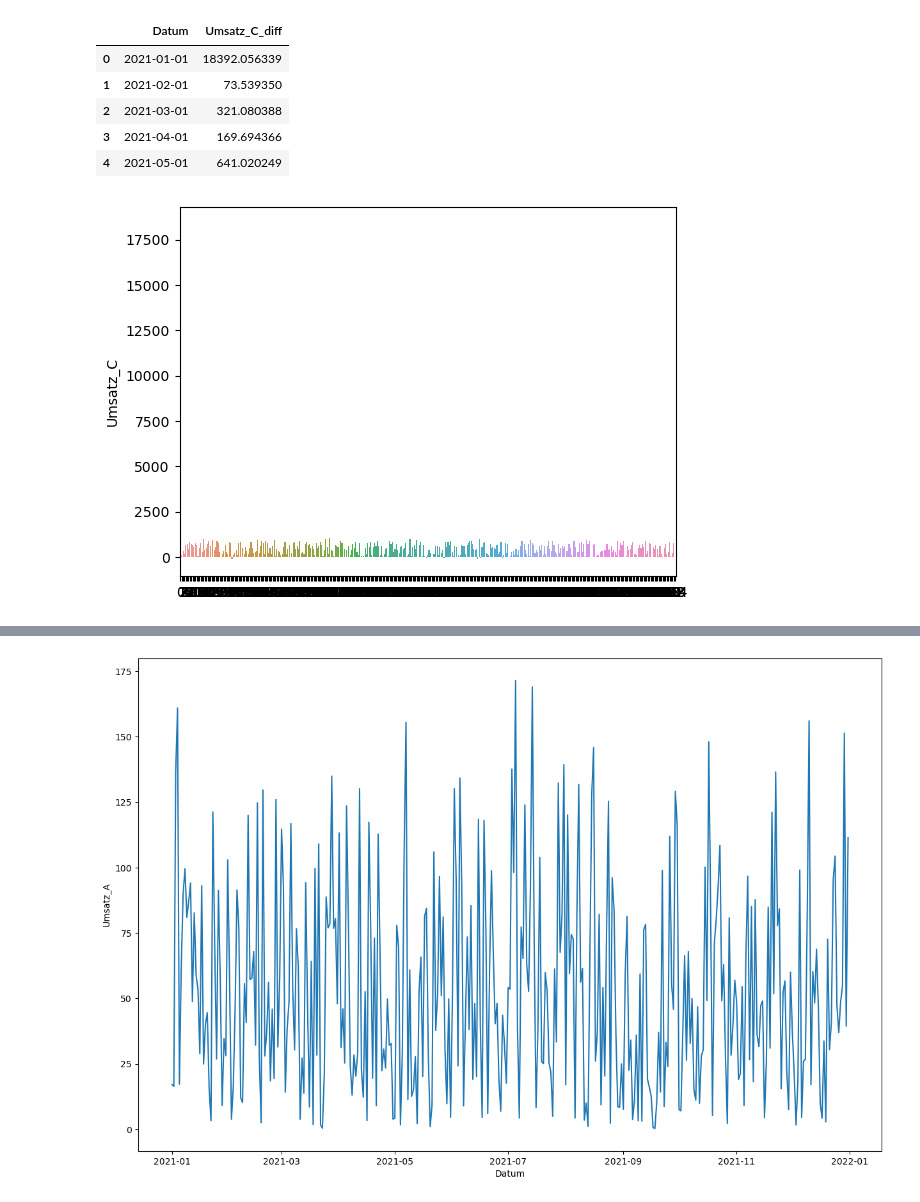
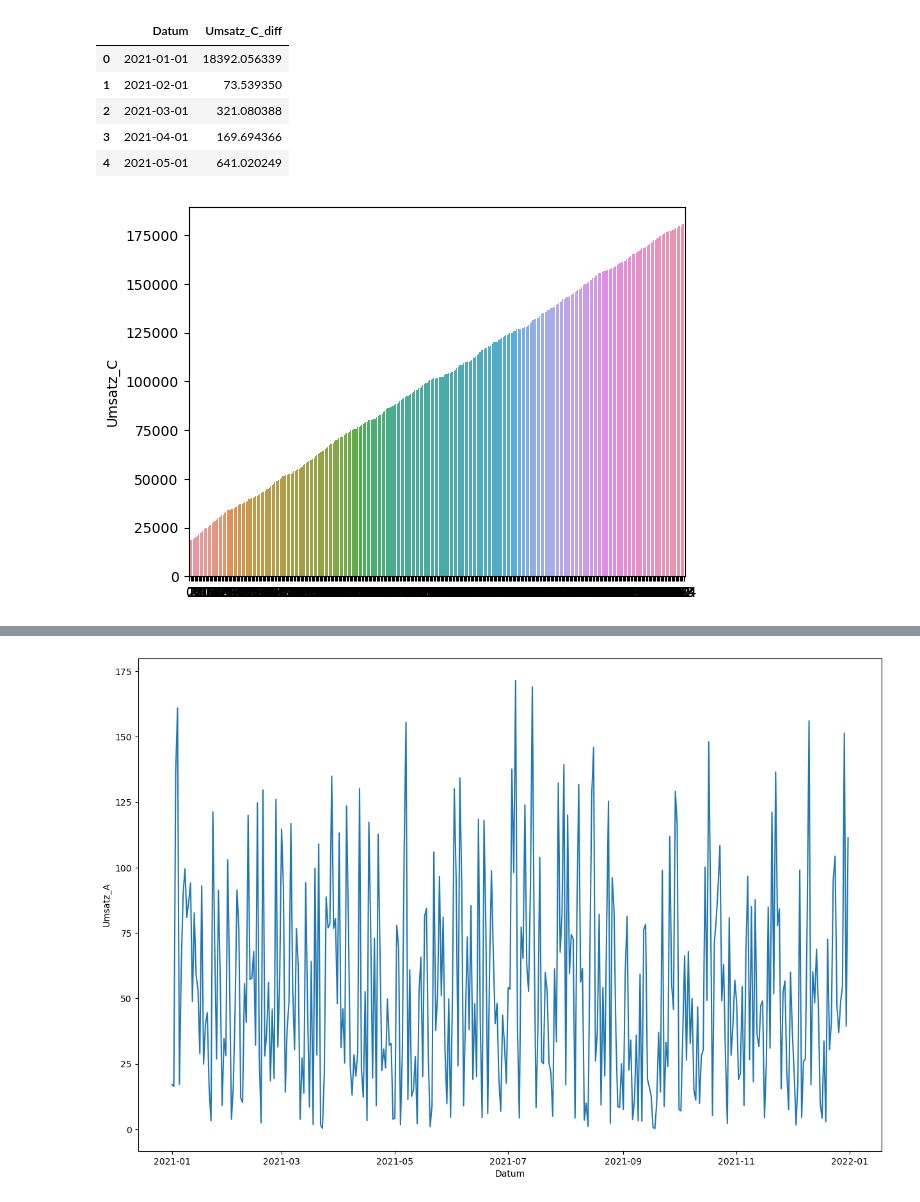
Before and after one commit to Wolfhardt/Praxisprojekt_Modul_2.2_Breakout2, a Jupyter notebook: main.ipynb, the cells around one changed output, grey strips where cells are left out. Cells and saved outputs as stored; diff of their text form; code cells hidden in the pictures.

```diff
--- a/main.ipynb
+++ b/main.ipynb
@@ -150,6 +150,7 @@ DataFrame for category 'A':
 [365 rows x 3 columns]
 # %%
 df_a = data_frames['A']
-df_a = df_a[['Datum', 'Umsatz_A']]
+df_a = df_a[['Datum', 'Umsatz']]
+df_a.rename(columns={'Umsatz' : 'Umsatz_A'}, inplace=True)
 df_a.head()
 # %% [output]
@@ -161,6 +166,7 @@ df_a.head()
 | 4 | 2021-05-01 | 4.186462 |
 # %%
 df_b = data_frames['B']
-df_b = df_b[['Datum', 'Umsatz_B']]
+df_b = df_b[['Datum', 'Umsatz']]
+df_b.rename(columns={'Umsatz' : 'Umsatz_B'}, inplace=True)
 df_b.head()
 # %% [output]
@@ -310,7 +328,7 @@ plt.show()
 # %% [output]
 [figure]
 # %%
-df_ab = df_a.merge(df_b, on='Datum')
+df_ab = df_a.merge(df_b_1, on='Datum')
 df_abc_1 = df_ab.merge(df_abc, on='Datum')
 
 df_abc_1
@@ -352,5 +381,5 @@ df_abc_1.head()
 # %%
-df_abc_1['diff_C'][0] = df_abc_1['Umsatz_C'][0] # - df_abc_1['Umsatz_A'][0] - df_abc_1['Umsatz_B'][0]
+df_abc_1['diff_C'][0] = df_abc_1['Umsatz_ABC'][0] - df_abc_1['Umsatz_A'][0] - df_abc_1['Umsatz_B'][0]
 df_c_1 = df_abc_1[['Datum', 'diff_C']]
 df_c_1.head()
 # %% [output]
@@ -379,12 +408,12 @@ See the caveats in the documentation: https://pandas.pydata.org/pandas-docs/stab
 | 3 | 2021-04-01 | 169.694366 |
 | 4 | 2021-05-01 | 641.020249 |
 # %%
-sns.barplot(x=df_c_1.index, y=df_c_1['Umsatz_C'], data=df_c_1)
+sns.barplot(x=df_abc_1.index, y=df_abc_1['Umsatz_C'], data=df_abc_1)
 
 # Show the plot
 plt.show()
 # %% [output]
-[figure, old version]
+[figure, new version]
 # %%
 df = df_a.merge(df_b_1, on='Datum')
 df = df.merge(df_c_1, on='Datum')
```
Also changed, not shown: parts of 14 cells of this notebook.
